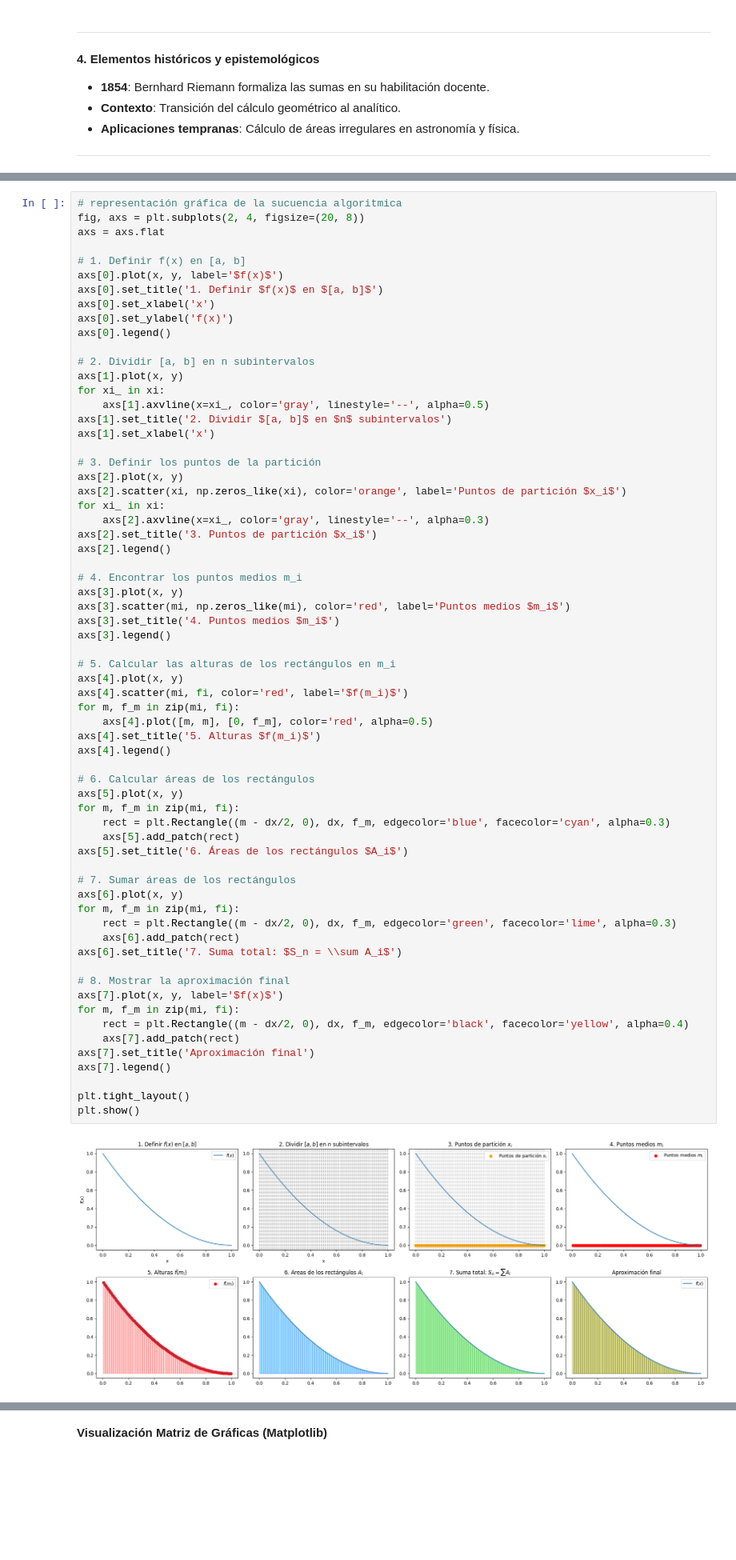
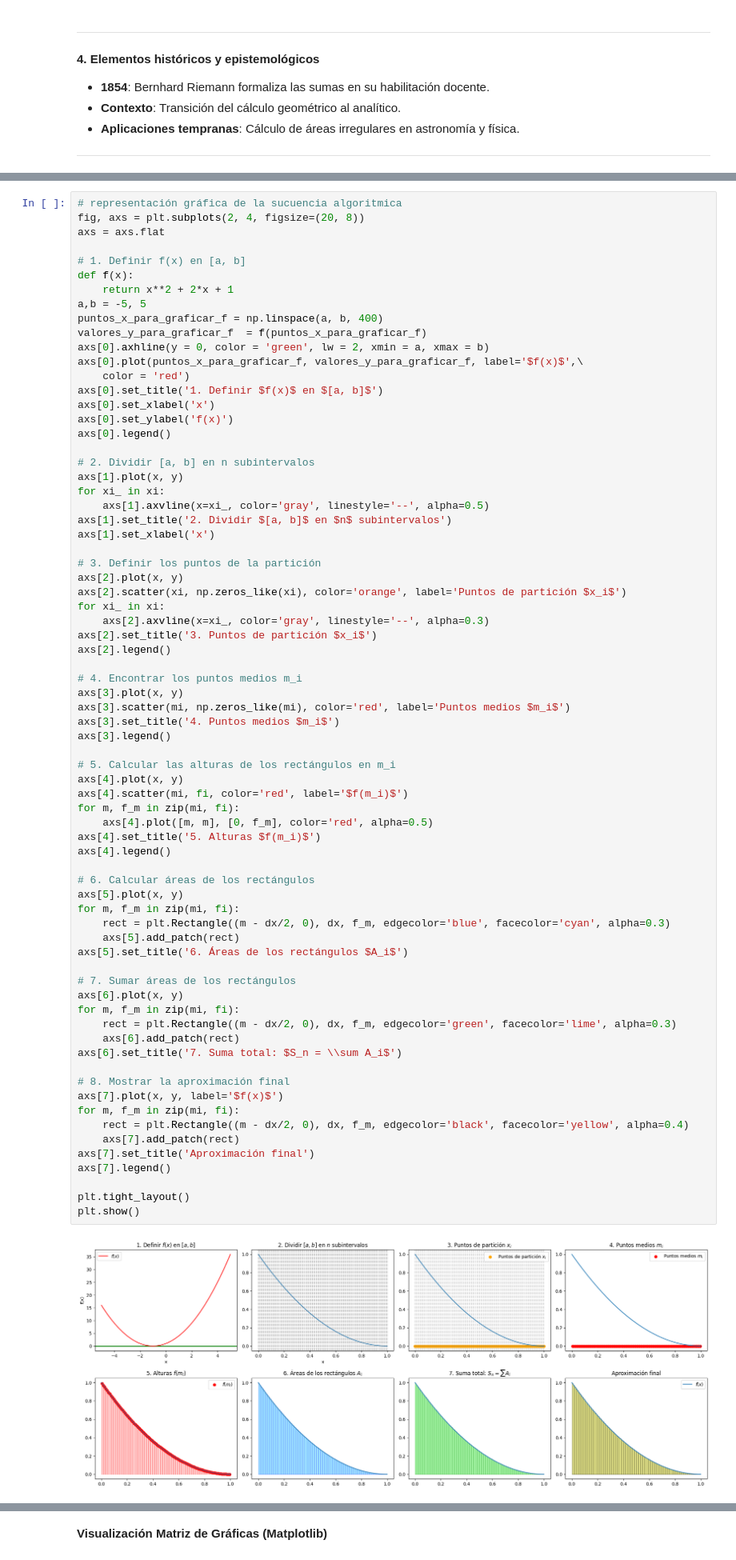
Before and after one commit to marco-canas/analisis_numerico, a Jupyter notebook: 4_planifica_implementa/8_integracion/3_Implementacion/5_suma_punto_medio/1_punto_medio.ipynb, the cells around one changed output, grey strips where cells are left out. Shown at 80% size. Saved outputs shown, nothing was run; the diff lists cells and outputs as text; blank space fills up the shorter version.

```diff
--- a/4_planifica_implementa/8_integracion/3_Implementacion/5_suma_punto_medio/1_punto_medio.ipynb
+++ b/4_planifica_implementa/8_integracion/3_Implementacion/5_suma_punto_medio/1_punto_medio.ipynb
@@ -234,7 +234,14 @@ fig, axs = plt.subplots(2, 4, figsize=(20, 8))
 axs = axs.flat
 
 # 1. Definir f(x) en [a, b]
-axs[0].plot(x, y, label='$f(x)$')
+def f(x):
+    return x**2 + 2*x + 1
+a,b = -5, 5
+puntos_x_para_graficar_f = np.linspace(a, b, 400)
+valores_y_para_graficar_f  = f(puntos_x_para_graficar_f)
+axs[0].axhline(y = 0, color = 'green', lw = 2, xmin = a, xmax = b)
+axs[0].plot(puntos_x_para_graficar_f, valores_y_para_graficar_f, label='$f(x)$',\
+    color = 'red')
 axs[0].set_title('1. Definir $f(x)$ en $[a, b]$')
 axs[0].set_xlabel('x')
 axs[0].set_ylabel('f(x)')
@@ -267,34 +274,34 @@ axs[4].scatter(mi, fi, color='red', label='$f(m_i)$')
 for m, f_m in zip(mi, fi):
     axs[4].plot([m, m], [0, f_m], color='red', alpha=0.5)
 axs[4].set_title('5. Alturas $f(m_i)$')
 axs[4].legend()
 
 # 6. Calcular áreas de los rectángulos
 axs[5].plot(x, y)
 for m, f_m in zip(mi, fi):
     rect = plt.Rectangle((m - dx/2, 0), dx, f_m, edgecolor='blue', facecolor='cyan', alpha=0.3)
     axs[5].add_patch(rect)
 axs[5].set_title('6. Áreas de los rectángulos $A_i$')
 
 # 7. Sumar áreas de los rectángulos
 axs[6].plot(x, y)
 for m, f_m in zip(mi, fi):
     rect = plt.Rectangle((m - dx/2, 0), dx, f_m, edgecolor='green', facecolor='lime', alpha=0.3)
     axs[6].add_patch(rect)
 axs[6].set_title('7. Suma total: $S_n = \\sum A_i$')
 
 # 8. Mostrar la aproximación final
 axs[7].plot(x, y, label='$f(x)$')
 for m, f_m in zip(mi, fi):
     rect = plt.Rectangle((m - dx/2, 0), dx, f_m, edgecolor='black', facecolor='yellow', alpha=0.4)
     axs[7].add_patch(rect)
 axs[7].set_title('Aproximación final')
 axs[7].legend()
 
 plt.tight_layout()
 plt.show()
 # %% [output]
-[figure, old version]
+[figure, new version]
 # %% [markdown]
 
 **Algoritmo Verbal**
```
Also changed, not shown: parts of 1 cell of this notebook.
